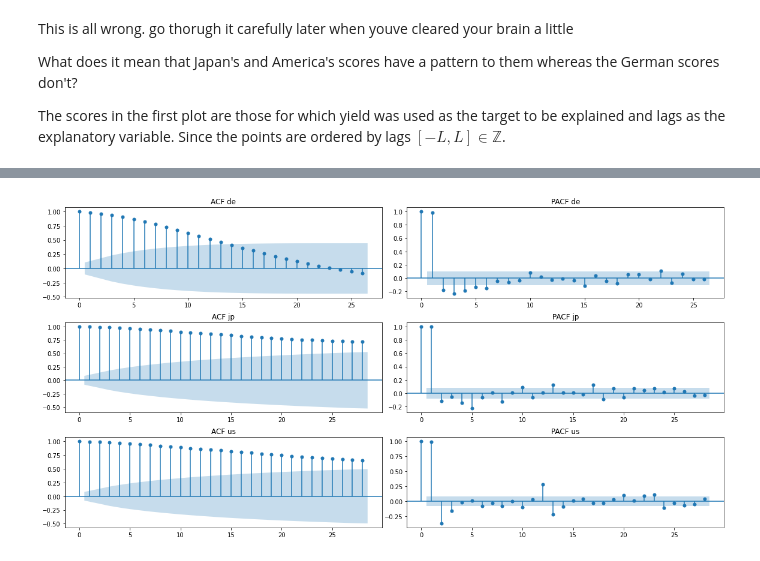
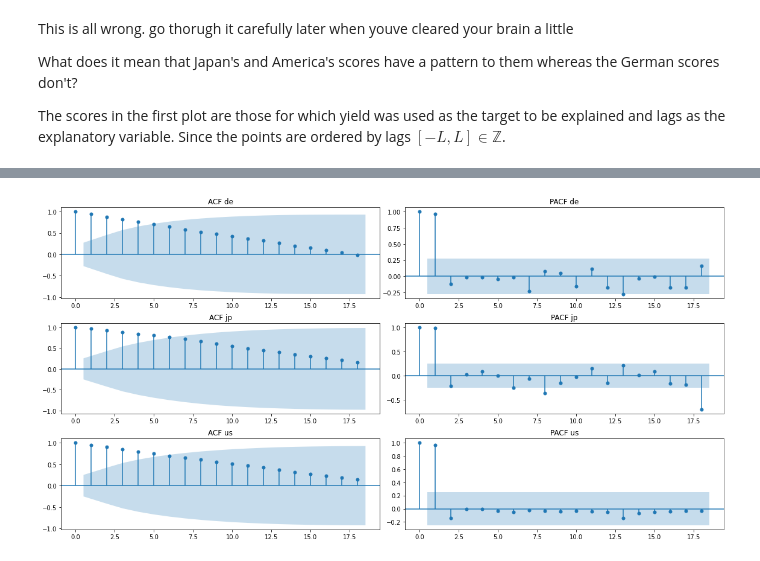
Before and after one commit to jthk1618/Causality, a Jupyter notebook: gdp_and_interest_rates.ipynb, the cells around one changed output, grey strips where cells are left out. Saved outputs shown, nothing was run; the diff lists cells and outputs as text; code cells hidden in the pictures.

```diff
--- a/gdp_and_interest_rates.ipynb
+++ b/gdp_and_interest_rates.ipynb
@@ -126,8 +75,0 @@ for c in countries:
-# %%
-display(df.head())
-for i, dfs in {"rates": rates_dfs, "bonds": bonds_dfs, "gdp":gdp_dfs}.items():
-    for c, d in dfs.items():
-        print("\n{c} {i} min: {mn}\n{c} {i} max: {mx}".format(c=c, i=i,
-                                                                  mx=d.index.max(),
-                                                                  mn=d.index.min())
-             )
@@ -316,26 +407,0 @@ Given that we are playing with lags, given the way that the America plot looks,
-# %%
-# --- 1. Inspect Baseline
-
-_, ax = plt.subplots(2, figsize=(12, 8))
-_.tight_layout(h_pad=4)
-col_map = ["r", "g", "b"]
-col_map1 = ["orange", "black", "purple"]
-
-for i, c in enumerate(countries):
-    x_is_yield = save_pscores[c].loc[save_pscores[c]["x"] == "{}_y".format(c)]
-    x_is_yield.plot(kind="scatter", x="baseline_score", y="ppscore",
-                    s=3, c=col_map[i], ax=ax[0],
-                    label="{} ppscore".format(c)
-                   )
-    x_is_yield.plot(kind="scatter", x="baseline_score", y="model_score",
-                    s=5, marker="x", c=col_map1[i],
-                    ax=ax[0], label="{} model scores".format(c)
-                   )
-    ax[0].set(title="Density of y=yield baseline and model scores", xlabel="baseline scores")
-
-#     y_is_yield = save_pscores[c].loc[save_pscores[c]["x"] != "{}_y".format(c)]
-    y_is_yield = save_pscores[c].loc[save_pscores[c]["y"] == "{}_y".format(c)]
-    y_is_yield.plot(kind="scatter", x="baseline_score", y="ppscore",
-                          s=1, c=col_map[i], ax=ax[1], label="{} ppscore".format(c)
-                        )
-    ax[1].set(title="Density of y!=yield baselines", xlabel="baseline scores")
@@ -357,8 +421,9 @@ _, ax = plt.subplots(3, 2, figsize=(16, 8))
 _.tight_layout(h_pad=2)
 
 for i, c in enumerate(countries):
-    plot_acf(df["{}_y".format(c)].dropna(), ax=ax[i, 0])
-    plot_pacf(df["{}_y".format(c)].dropna(), ax=ax[i, 1])
+    c = c.lower()
+    plot_acf(df["{}_r".format(c)].dropna(), ax=ax[i, 0], c='orange', markersize=7)
+    plot_pacf(df["{}_r".format(c)].dropna(), ax=ax[i, 1], c='orange', markersize=7)
     ax[i, 0].set(title="ACF {}".format(c))
     ax[i, 1].set(title="PACF {}".format(c))
 # %% [output]
@@ -370,15 +445,16 @@ I wonder what the rates ACs look like
 # %%
 # --- Check for autocorrelation in rates
 
 from statsmodels.graphics.tsaplots import plot_acf, plot_pacf
 
 _, ax = plt.subplots(3, 2, figsize=(16, 8))
 _.tight_layout(h_pad=2)
 
 for i, c in enumerate(countries):
-    plot_acf(df["{}_r".format(c)].dropna(), ax=ax[i, 0])
-    plot_pacf(df["{}_r".format(c)].dropna(), ax=ax[i, 1])
+    c = c.lower()
+    plot_acf(df["{}_g".format(c)].dropna(), ax=ax[i, 0])
+    plot_pacf(df["{}_g".format(c)].dropna(), ax=ax[i, 1])
     ax[i, 0].set(title="ACF {}".format(c))
     ax[i, 1].set(title="PACF {}".format(c))
 # %% [output]
-[figure, old version]
+[figure, new version]
```
Also changed, not shown: parts of 33 cells of this notebook.
